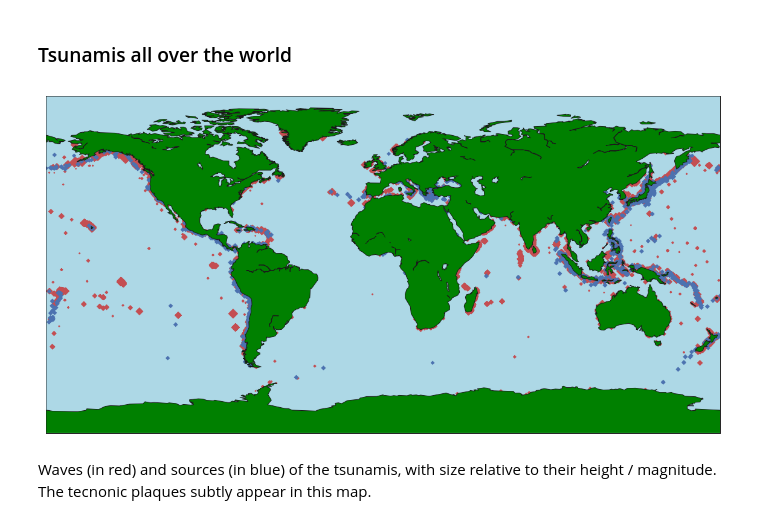
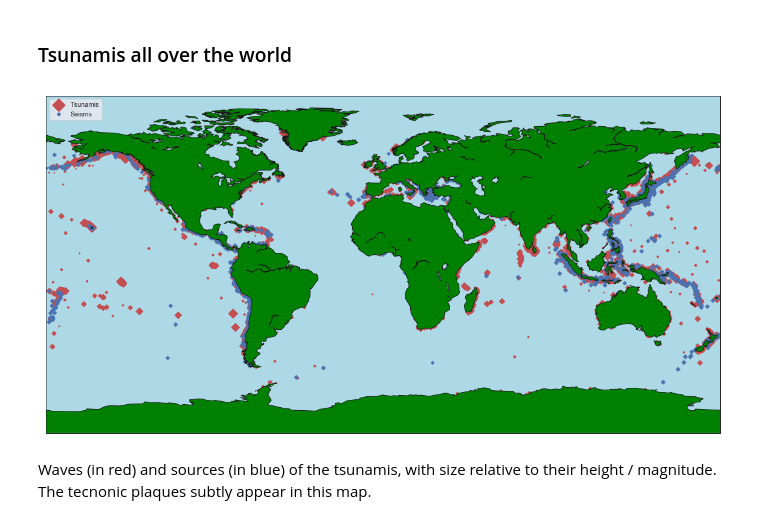
Before and after one commit to antoinepay/tsunamis-prediction, a Jupyter notebook: Kernel.ipynb, the cells around one changed output. Saved outputs shown, nothing was run; the diff lists cells and outputs as text; code cells hidden in the pictures.

```diff
--- a/Kernel.ipynb
+++ b/Kernel.ipynb
@@ -38,12 +38,15 @@ Since earthquakes cannot be predicted, we do not know when a tsunami will happen
 import numpy as np
 import pandas as pd
 import seaborn as sns
-sns.set(rc={'figure.figsize':(9,5)})
+
+import matplotlib
+import matplotlib.pyplot as plt
+matplotlib.rcParams['figure.figsize'] = (20.0, 10.0)
+sns.set(rc={'figure.figsize':(20,10)})
 
 import math
 
-import numpy as np
-import matplotlib.pyplot as plt
+
 from mpl_toolkits.basemap import Basemap
 
 from sklearn.linear_model import LinearRegression, Lasso
@@ -111,37 +114,29 @@ sources.describe()
 # %%
 plt.figure(figsize=(20, 12))
 
 map = Basemap(lat_0=0, lon_0=0)
 
 map.drawmapboundary(fill_color='lightblue')
 map.fillcontinents(color='green', lake_color='lightblue')
 map.drawcoastlines()
 
 lons_w = waves.LONGITUDE.tolist()
 lats_w = waves.LATITUDE.tolist()
 
 lons_s = sources.LONGITUDE.tolist()
 lats_s = sources.LATITUDE.tolist()
 
 xw, yw = map(lons_w, lats_w)
 xs, ys = map(lons_s, lats_s)
 
-map.scatter(
-    xw,
-    yw,
-    marker='D',
-    color='R',
-    s=[math.sqrt(h) * 20 if h else 0 for h in waves.MAXIMUM_HEIGHT])
-map.scatter(
-    xs,
-    ys,
-    marker='D',
-    color='B',
-    s=[m * 3 if m else 0 for m in sources.PRIMARY_MAGNITUDE])
-
+map.scatter(xw, yw, marker='D', color='R', s=[math.sqrt(h) * 20 if h else 0 for h in waves.MAXIMUM_HEIGHT],
+            label='Tsunamis')
+map.scatter(xs, ys, marker='D', color='B', s=[m * 3 if m else 0 for m in sources.PRIMARY_MAGNITUDE],
+            label='Seisms')
+plt.legend()
 plt.show()
 # %% [output]
-[figure, old version]
+[figure, new version]
 # %% [markdown]
 Waves (in red) and sources (in blue) of the tsunamis, with size relative to their height / magnitude. The tecnonic plaques subtly appear in this map.
 # %% [markdown]
```
Also changed, not shown: parts of 31 cells of this notebook.
